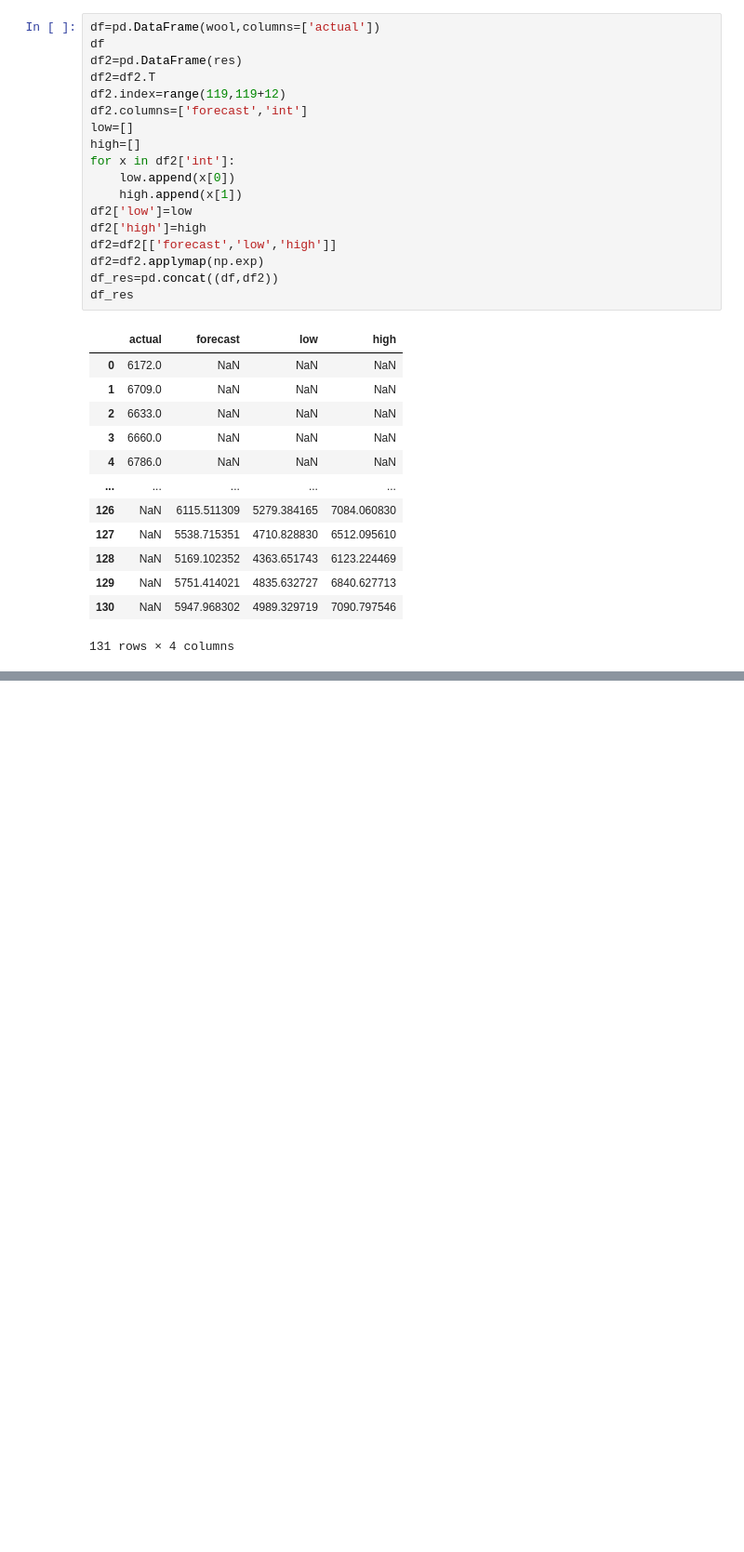
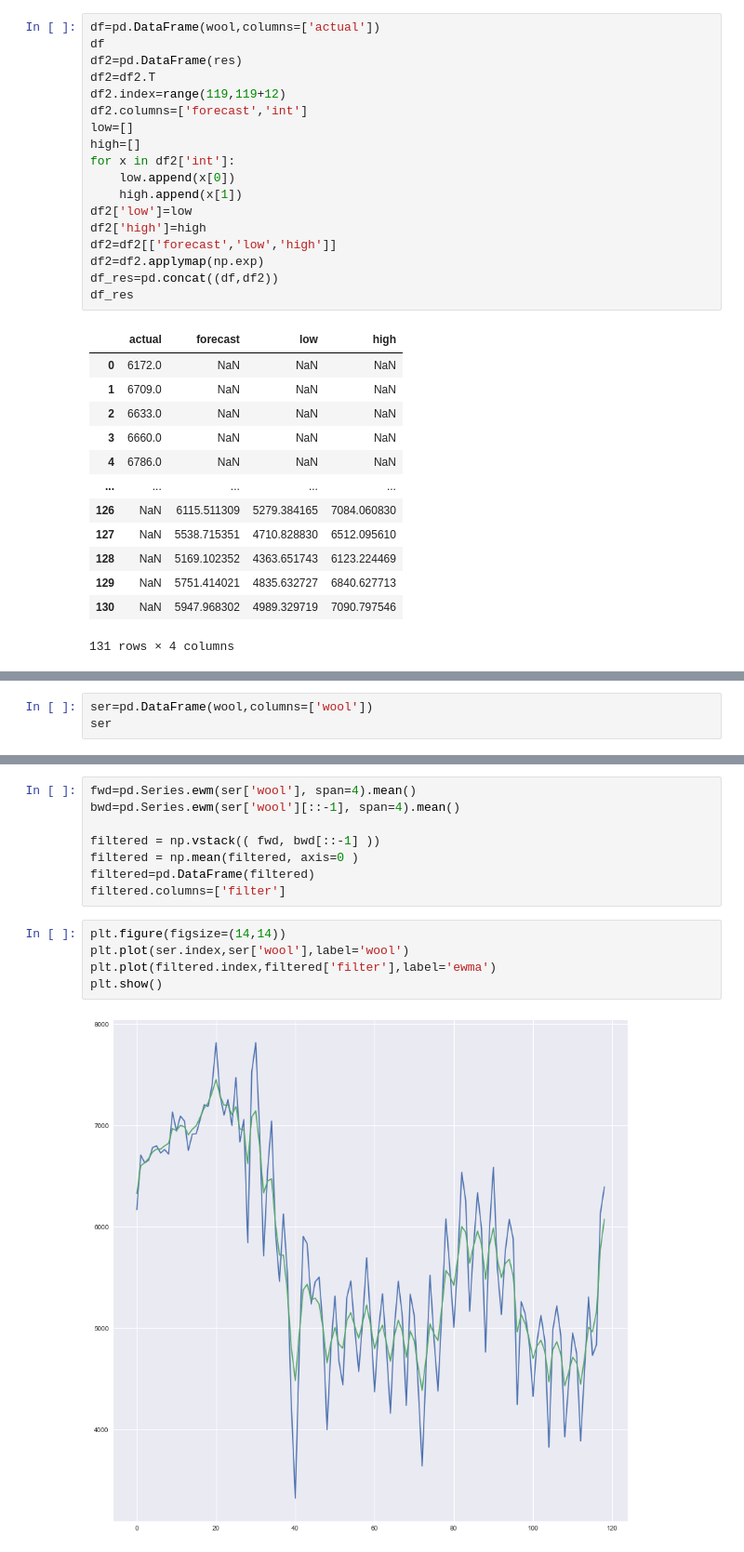
Before and after one commit to axpinkerton/various_kaggle, a Jupyter notebook: wool.ipynb, the cells around one changed output, grey strips where cells are left out. Shown: that part at 93% size. Cells and saved outputs as stored; diff of their text form; blank space fills up the shorter version.

```diff
--- a/wool.ipynb
+++ b/wool.ipynb
@@ -111,0 +109,3 @@ No handles with labels found to put in legend.
+# %%
+ser=pd.DataFrame(wool,columns=['wool'])
+ser
@@ -111,0 +126,15 @@ No handles with labels found to put in legend.
+# %%
+fwd=pd.Series.ewm(ser['wool'], span=4).mean()
+bwd=pd.Series.ewm(ser['wool'][::-1], span=4).mean()
+
+filtered = np.vstack(( fwd, bwd[::-1] ))
+filtered = np.mean(filtered, axis=0 )
+filtered=pd.DataFrame(filtered)
+filtered.columns=['filter']
+# %%
+plt.figure(figsize=(14,14))
+plt.plot(ser.index,ser['wool'],label='wool')
+plt.plot(filtered.index,filtered['filter'],label='ewma')
+plt.show()
+# %% [output]
+[figure, added]
```
Also changed, not shown: parts of 6 cells of this notebook, 1 other file.
